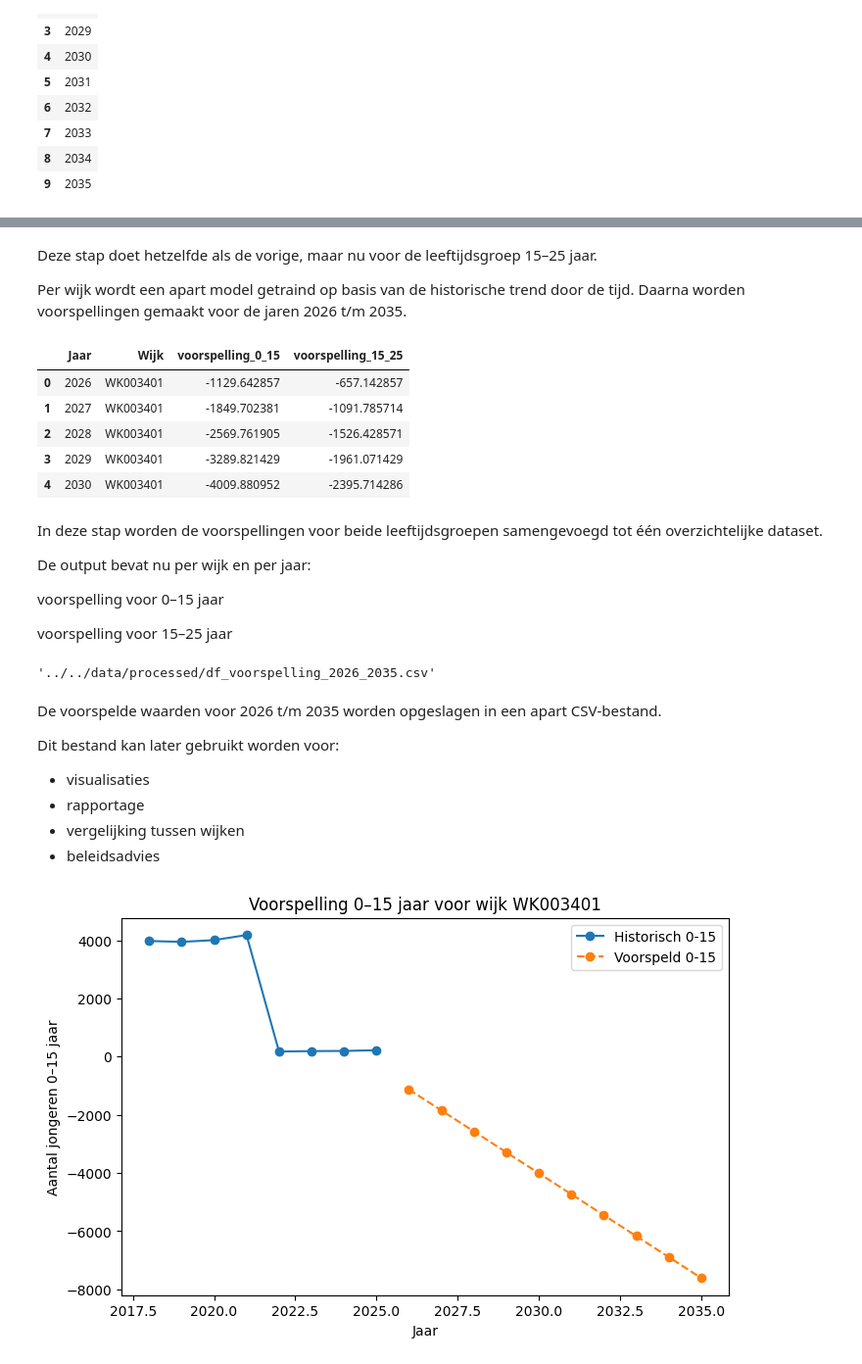
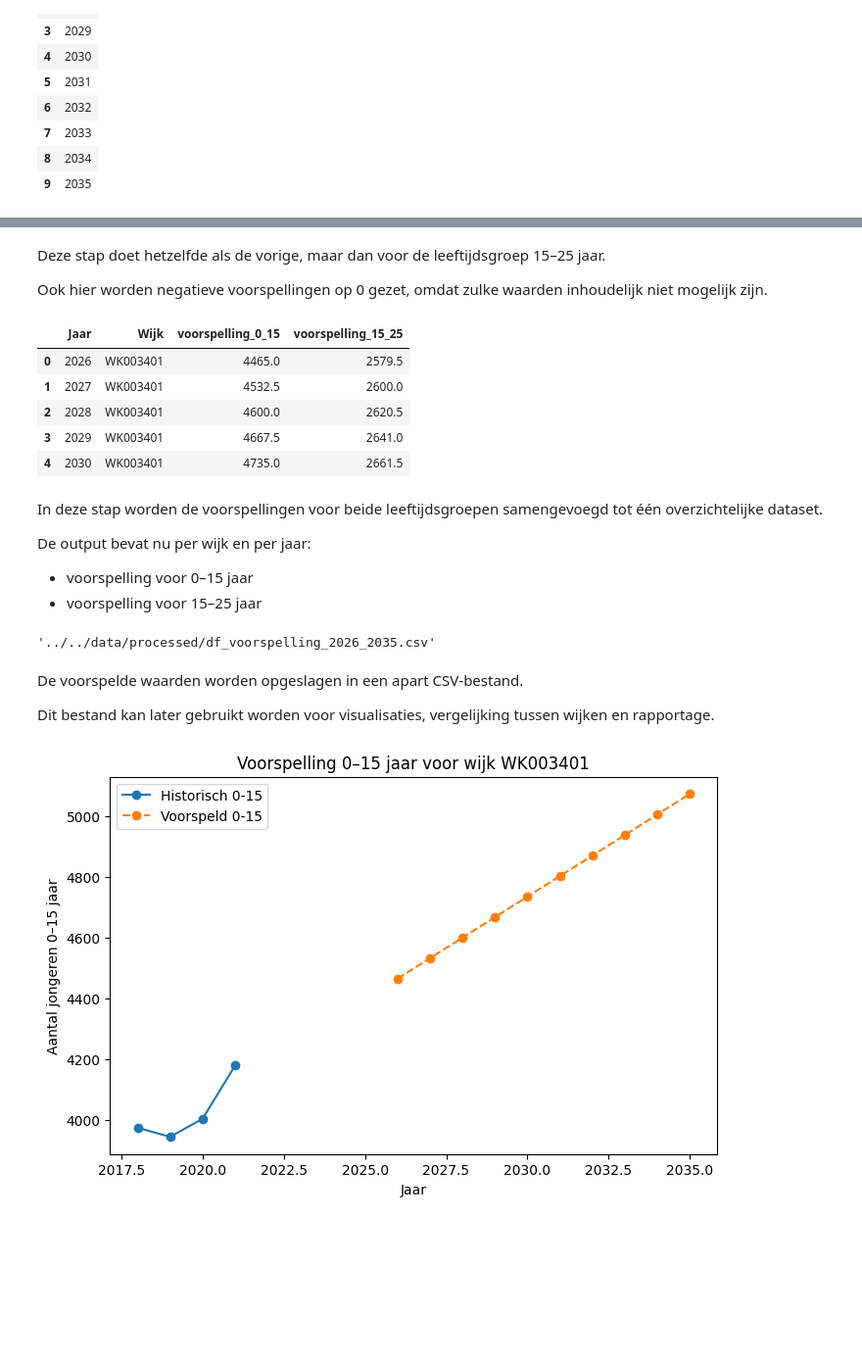
Before and after one commit to Ismael-991/almere-jeugd-voorspelling, a Jupyter notebook: notebooks/individual/Faysal_notebook.ipynb, the cells around one changed output, grey strips where cells are left out. Shown at 98% size. Drawn from its saved outputs; the diff is of its cells as text; code cells hidden in the pictures; blank space fills up the shorter version.

```diff
--- a/notebooks/individual/Faysal_notebook.ipynb
+++ b/notebooks/individual/Faysal_notebook.ipynb
@@ -663,8 +666,11 @@ Voor deze voorspelling gebruiken we vooral:
 - k_0Tot15Jaar_8
 - k_15Tot25Jaar_9
 # %%
-print("Gebruikte jaren:", sorted(df_stabiel["Jaar"].unique()))
-print("Aantal wijken:", df_stabiel["Wijk"].nunique())
+df_model = df[df["Jaar"].isin([2018, 2019, 2020, 2021])].copy()
+
+print("Gebruikte jaren:", sorted(df_model["Jaar"].unique()))
+print("Aantal wijken:", df_model["Wijk"].nunique())
+df_model.head()
 # %% [output]
 Gebruikte jaren: [np.int64(2018), np.int64(2019), np.int64(2020), np.int64(2021)]
 Aantal wijken: 5
@@ -693,8 +705,12 @@ Dit zijn de jaren waarvoor het model straks voorspellingen gaat maken.
 # %%
 voorspellingen_0_15 = []
 
-for wijk in df["Wijk"].unique():
-    subset = df[df["Wijk"] == wijk].copy()
+for wijk in df_model["Wijk"].unique():
+    subset = df_model[df_model["Wijk"] == wijk].copy()
+
+    # Alleen wijken met minimaal 2 meetpunten gebruiken
+    if subset["Jaar"].nunique() < 2:
+        continue
 
     X = subset[["Jaar"]]
     y = subset["k_0Tot15Jaar_8"]
@@ -703,6 +719,9 @@ for wijk in df["Wijk"].unique():
     model.fit(X, y)
 
     y_future = model.predict(toekomstige_jaren)
+
+    # Negatieve voorspellingen afkappen op 0
+    y_future = np.maximum(y_future, 0)
 
     df_future = toekomstige_jaren.copy()
     df_future["Wijk"] = wijk
@@ -732,8 +751,11 @@ De output bevat dus per wijk en per toekomstig jaar een voorspelde waarde.
 # %%
 voorspellingen_15_25 = []
 
-for wijk in df["Wijk"].unique():
-    subset = df[df["Wijk"] == wijk].copy()
+for wijk in df_model["Wijk"].unique():
+    subset = df_model[df_model["Wijk"] == wijk].copy()
+
+    if subset["Jaar"].nunique() < 2:
+        continue
 
     X = subset[["Jaar"]]
     y = subset["k_15Tot25Jaar_9"]
@@ -742,6 +764,9 @@ for wijk in df["Wijk"].unique():
     model.fit(X, y)
 
     y_future = model.predict(toekomstige_jaren)
+
+    # Negatieve voorspellingen afkappen op 0
+    y_future = np.maximum(y_future, 0)
 
     df_future = toekomstige_jaren.copy()
     df_future["Wijk"] = wijk
@@ -762,8 +787,7 @@ df_voorspelling_15_25.head()
 # %% [markdown]
-Deze stap doet hetzelfde als de vorige, maar nu voor de leeftijdsgroep 15–25 jaar.
+Deze stap doet hetzelfde als de vorige, maar dan voor de leeftijdsgroep 15–25 jaar.
 
-Per wijk wordt een apart model getraind op basis van de historische trend door de tijd.
-Daarna worden voorspellingen gemaakt voor de jaren 2026 t/m 2035.
+Ook hier worden negatieve voorspellingen op 0 gezet, omdat zulke waarden inhoudelijk niet mogelijk zijn.
 # %%
 df_voorspelling = df_voorspelling_0_15.merge(
     df_voorspelling_15_25,
@@ -774,19 +798,18 @@ df_voorspelling = df_voorspelling_0_15.merge(
 df_voorspelling.head()
 # %% [output]
 |  | Jaar | Wijk | voorspelling_0_15 | voorspelling_15_25 |
-| 0 | 2026 | WK003401 | -1129.642857 | -657.142857 |
-| 1 | 2027 | WK003401 | -1849.702381 | -1091.785714 |
-| 2 | 2028 | WK003401 | -2569.761905 | -1526.428571 |
-| 3 | 2029 | WK003401 | -3289.821429 | -1961.071429 |
-| 4 | 2030 | WK003401 | -4009.880952 | -2395.714286 |
+| 0 | 2026 | WK003401 | 4465.0 | 2579.5 |
+| 1 | 2027 | WK003401 | 4532.5 | 2600.0 |
+| 2 | 2028 | WK003401 | 4600.0 | 2620.5 |
+| 3 | 2029 | WK003401 | 4667.5 | 2641.0 |
+| 4 | 2030 | WK003401 | 4735.0 | 2661.5 |
 # %% [markdown]
 In deze stap worden de voorspellingen voor beide leeftijdsgroepen samengevoegd tot één overzichtelijke dataset.
 
 De output bevat nu per wijk en per jaar:
 
-voorspelling voor 0–15 jaar
-
-voorspelling voor 15–25 jaar
+- voorspelling voor 0–15 jaar
+- voorspelling voor 15–25 jaar
 # %%
 output_path = "../../data/processed/df_voorspelling_2026_2035.csv"
 df_voorspelling.to_csv(output_path, index=False)
@@ -795,32 +818,27 @@ output_path
 # %% [output]
 '../../data/processed/df_voorspelling_2026_2035.csv'
 # %% [markdown]
-De voorspelde waarden voor 2026 t/m 2035 worden opgeslagen in een apart CSV-bestand.
+De voorspelde waarden worden opgeslagen in een apart CSV-bestand.
 
-Dit bestand kan later gebruikt worden voor:
-
-- visualisaties
-- rapportage
-- vergelijking tussen wijken
-- beleidsadvies
+Dit bestand kan later gebruikt worden voor visualisaties, vergelijking tussen wijken en rapportage.
 # %%
 wijk_keuze = "WK003401"
 
-historisch = df[df["Wijk"] == wijk_keuze]
+historisch = df_model[df_model["Wijk"] == wijk_keuze]
 toekomst = df_voorspelling[df_voorspelling["Wijk"] == wijk_keuze]
 
 plt.figure(figsize=(8,5))
 
 plt.plot(historisch["Jaar"], historisch["k_0Tot15Jaar_8"], marker="o", label="Historisch 0-15")
 plt.plot(toekomst["Jaar"], toekomst["voorspelling_0_15"], marker="o", linestyle="--", label="Voorspeld 0-15")
 
 plt.xlabel("Jaar")
 plt.ylabel("Aantal jongeren 0–15 jaar")
 plt.title(f"Voorspelling 0–15 jaar voor wijk {wijk_keuze}")
 plt.legend()
 plt.show()
 # %% [output]
-[figure, old version]
+[figure, new version]
 # %% [markdown]
 Deze grafiek laat voor één wijk het verschil zien tussen:
 
```
Also changed, not shown: parts of 13 cells of this notebook.
